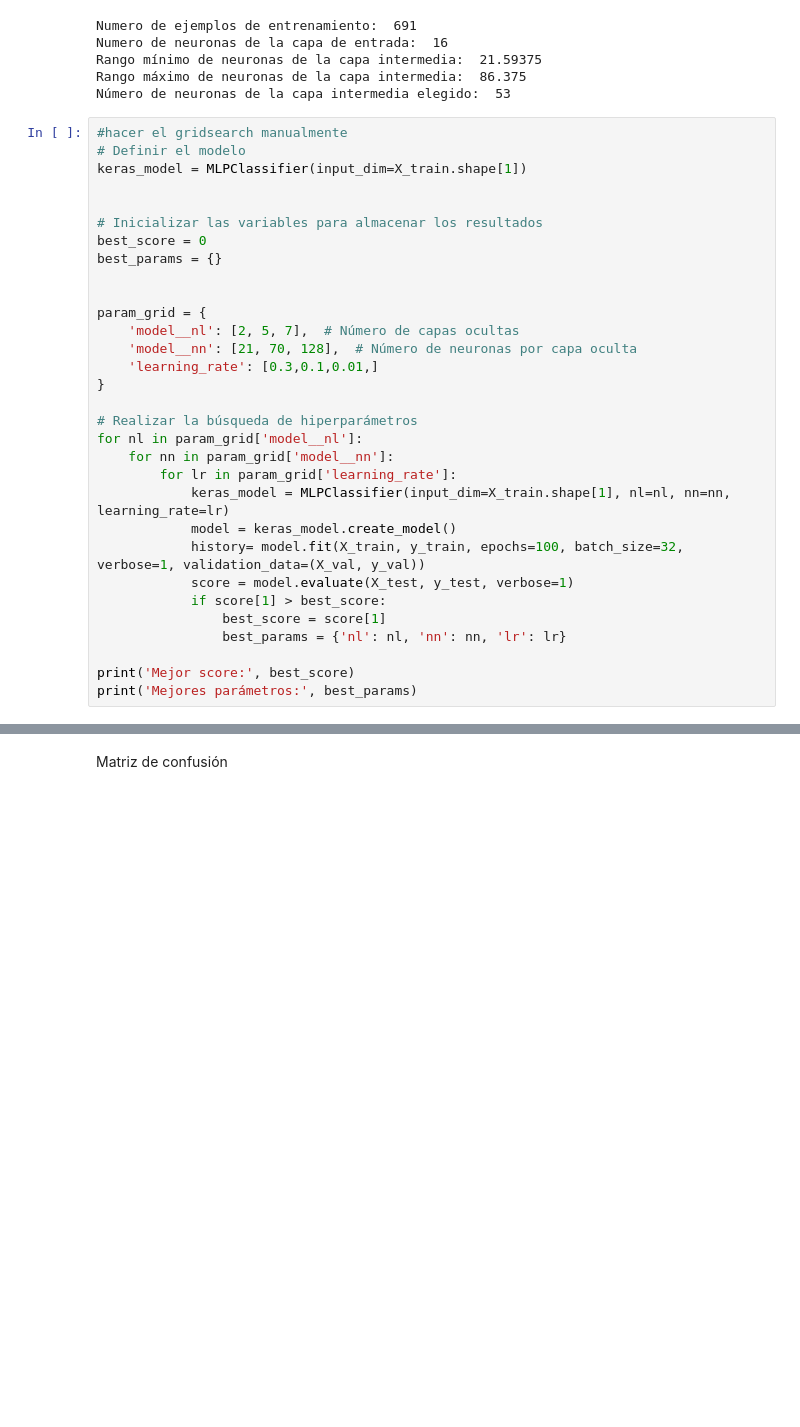
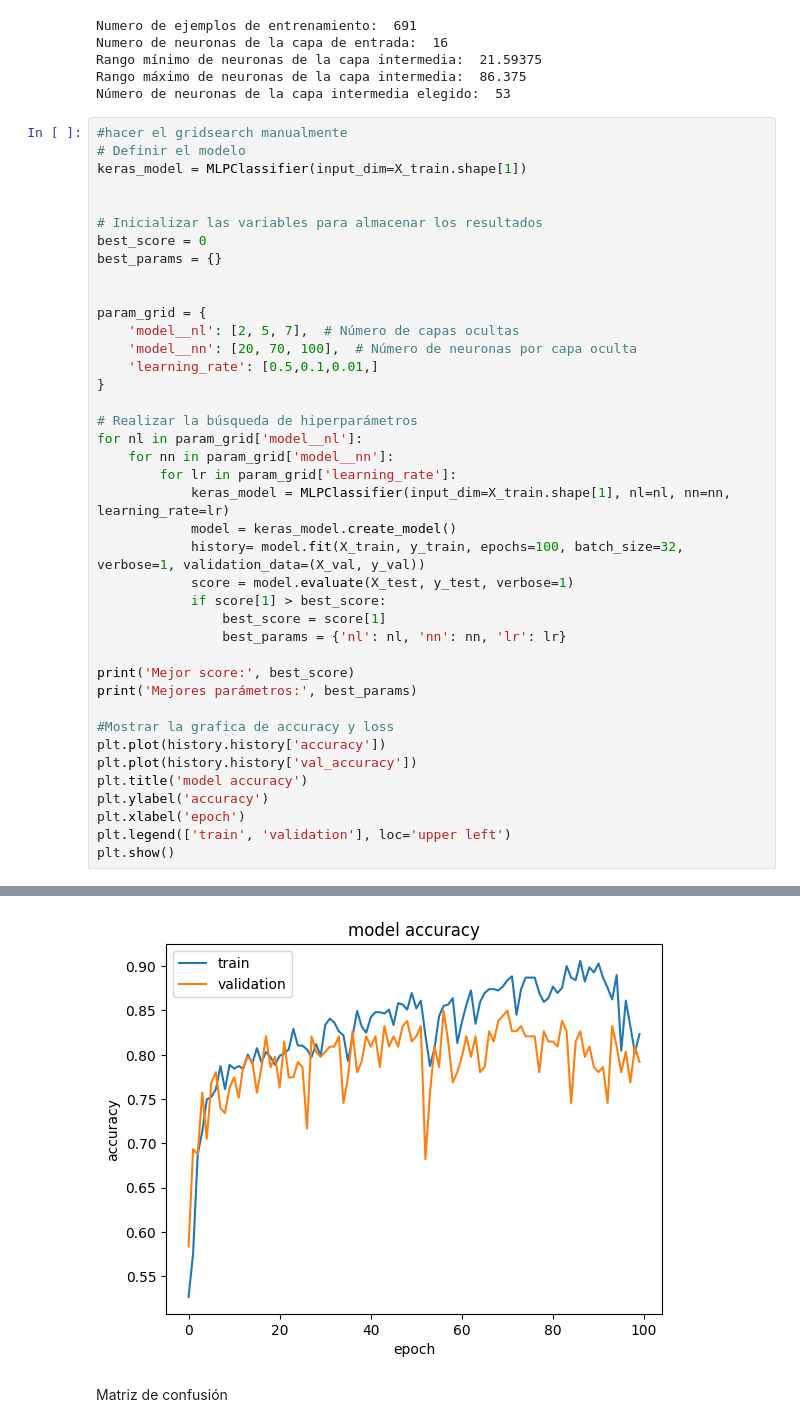
Before and after one commit to jbernal1330/IA2Lab02, a Jupyter notebook: L2P3-MLP_Infarto.ipynb, the cells around one changed output, grey strips where cells are left out. Cells and saved outputs as stored; diff of their text form; blank space fills up the shorter version.

```diff
--- a/L2P3-MLP_Infarto.ipynb
+++ b/L2P3-MLP_Infarto.ipynb
@@ -205,8 +203,8 @@ best_params = {}
 
 param_grid = {
     'model__nl': [2, 5, 7],  # Número de capas ocultas
-    'model__nn': [21, 70, 128],  # Número de neuronas por capa oculta
-    'learning_rate': [0.3,0.1,0.01,]
+    'model__nn': [20, 70, 100],  # Número de neuronas por capa oculta
+    'learning_rate': [0.5,0.1,0.01,]
 }
 
 # Realizar la búsqueda de hiperparámetros
@@ -223,5 +221,14 @@ for nl in param_grid['model__nl']:
 
 print('Mejor score:', best_score)
 print('Mejores parámetros:', best_params)
+
+#Mostrar la grafica de accuracy y loss
+plt.plot(history.history['accuracy'])
+plt.plot(history.history['val_accuracy'])
+plt.title('model accuracy')
+plt.ylabel('accuracy')
+plt.xlabel('epoch')
+plt.legend(['train', 'validation'], loc='upper left')
+plt.show()
 # %% [output]
 Epoch 1/100
@@ -244,3 +252,4 @@ Mejores parámetros: {'nl': 7, 'nn': 128, 'lr': 0.01}
+[figure, added]
 # %% [markdown]
 Matriz de confusión
 # %%
```
Also changed, not shown: parts of 6 cells of this notebook.
